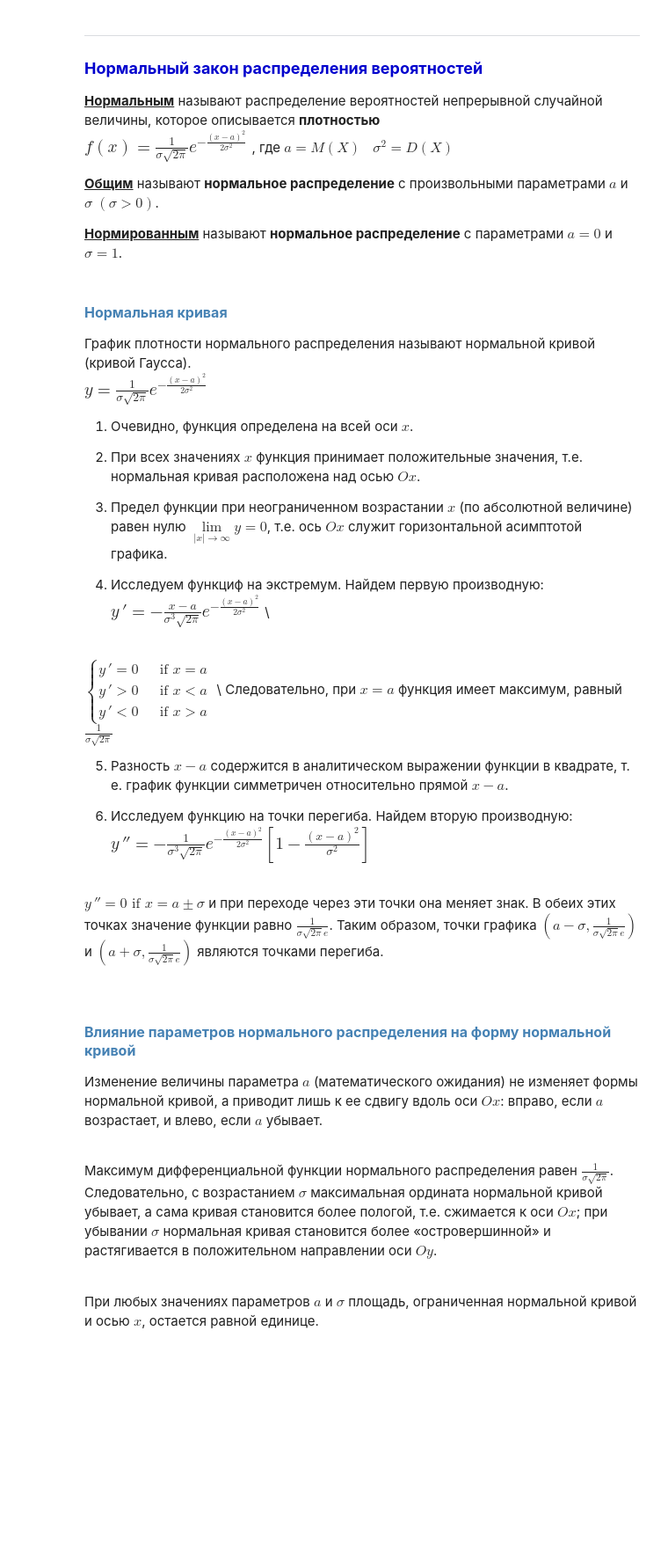
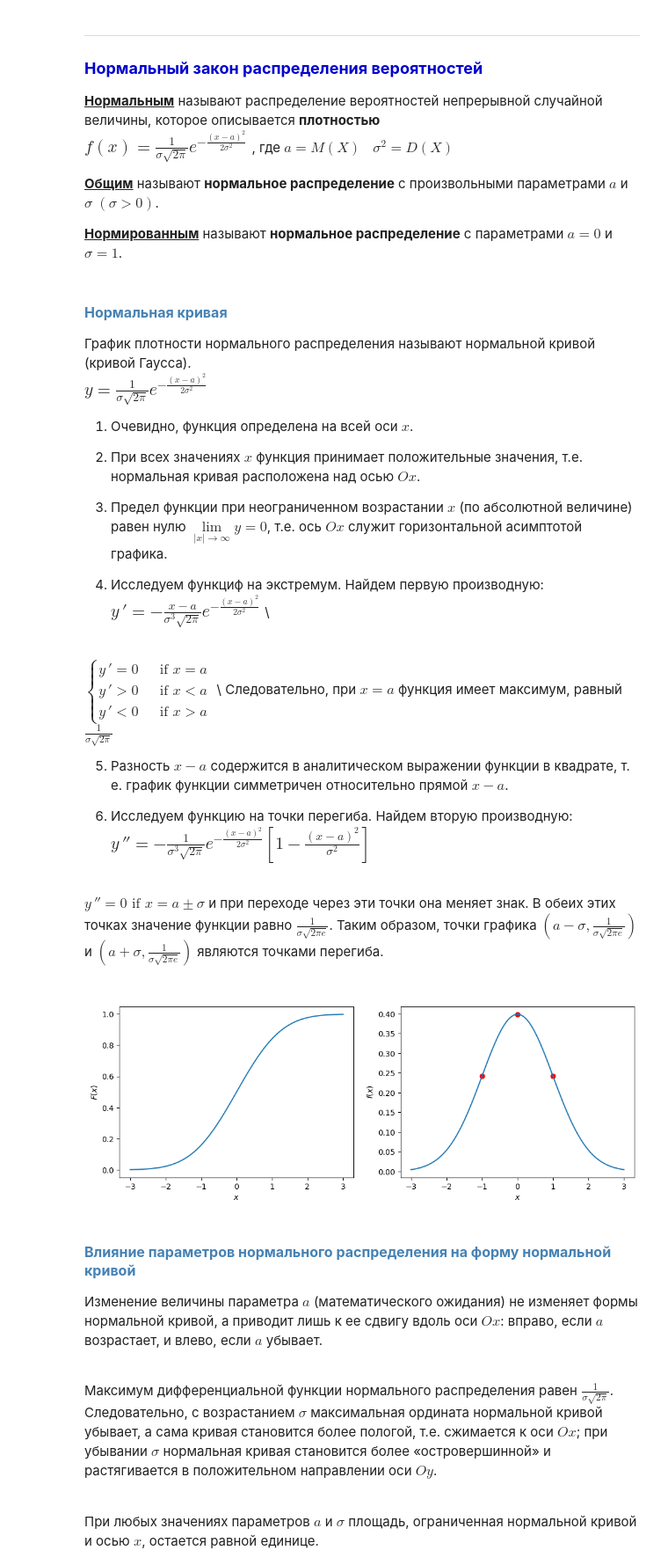
Before and after one commit to TanXmas/ProbabilityTheory_and_Statistics, a Jupyter notebook: PT_03_Continuous random variable.ipynb, the cells around one changed output. Shown at 88% size. Drawn from its saved outputs; the diff is of its cells as text; code cells hidden in the pictures; blank space fills up the shorter version.

```diff
--- a/PT_03_Continuous random variable.ipynb
+++ b/PT_03_Continuous random variable.ipynb
@@ -147,8 +186,37 @@ y\,' < 0 & \quad \text{if } x > a
 6) Исследуем функцию на точки перегиба. Найдем вторую производную:
 <font size = 4> $\displaystyle y\,'' = -\frac{1}{\sigma^3\sqrt{2\pi}} e^{-\frac{(x-a)^2}{2\sigma^2}} \left[1 - \frac{(x-a)^2}{\sigma^2}\right]$ </font>
 <br>
-$\displaystyle y\,'' = 0 \text{ if } x = a \pm \sigma$ и при переходе через эти точки она меняет знак. В обеих этих точках значение функции равно $\displaystyle \frac{1}{\sigma\sqrt{2\pi}e}$. Таким образом, точки графика $\displaystyle \left(a-\sigma,\frac{1}{\sigma\sqrt{2\pi}e}\right)$ и $\displaystyle \left(a+\sigma,\frac{1}{\sigma\sqrt{2\pi}e}\right)$ являются точками перегиба.
+$\displaystyle y\,'' = 0 \text{ if } x = a \pm \sigma$ и при переходе через эти точки она меняет знак. В обеих этих точках значение функции равно $\displaystyle \frac{1}{\sigma\sqrt{2\pi e}}$. Таким образом, точки графика $\displaystyle \left(a-\sigma,\frac{1}{\sigma\sqrt{2\pi e}}\right)$ и $\displaystyle \left(a+\sigma,\frac{1}{\sigma\sqrt{2\pi e}}\right)$ являются точками перегиба.
 <br><br>
+# %%
+a, S = 0, 1
+norm0 = stats.norm(loc=a, scale=S)
+#sample = norm0.rvs(1000)
+# %%
+plt.figure(figsize = [6*2, 4])
+
+x = np.linspace(-3, 3, 100)
+# функция распределения
+cdf = norm0.cdf(x)
+
+plt.subplot(1, 2, 1)
+plt.plot(x, cdf)
+plt.ylabel('$F(x)$')
+plt.xlabel('$x$')
+
+# функция плотности распределения
+pdf = norm0.pdf(x)
+
+plt.subplot(1, 2, 2)
+plt.plot(x, pdf)
+plt.scatter([a], [1 / (S * np.sqrt(2 * np.pi))], color="red"); # максимум
+plt.scatter([a-S], [1 / (S * np.sqrt(2 * np.pi * np.e))], color="red"); # точка перегиба
+plt.scatter([a+S],  [1 / (S * np.sqrt(2 * np.pi * np.e))], color="red"); # точка перегиба
+
+plt.ylabel('$f(x)$')
+plt.xlabel('$x$');
+# %% [output]
+[figure, added]
 # %% [markdown]
 #### <font color = SteelBlue size = 3> <b>Влияние параметров нормального распределения на форму нормальной кривой</b> </font>
 
```
Also changed, not shown: parts of 13 cells of this notebook.
